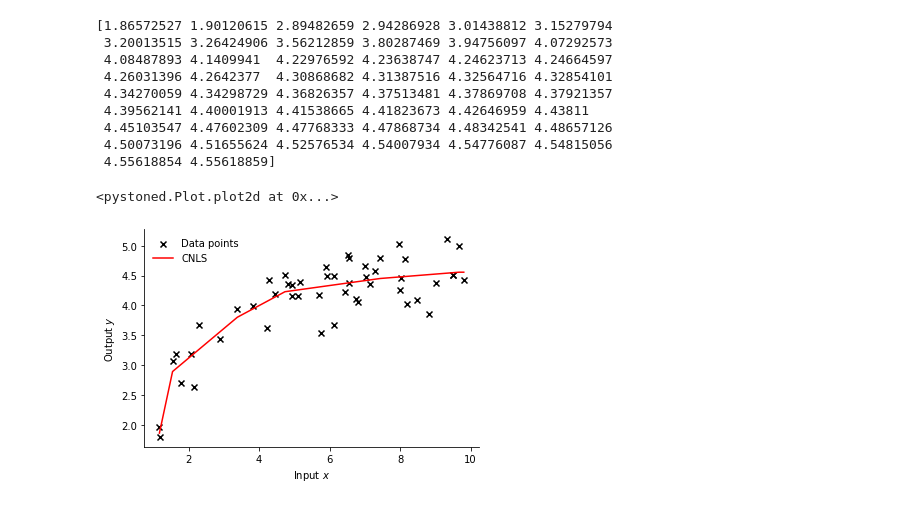
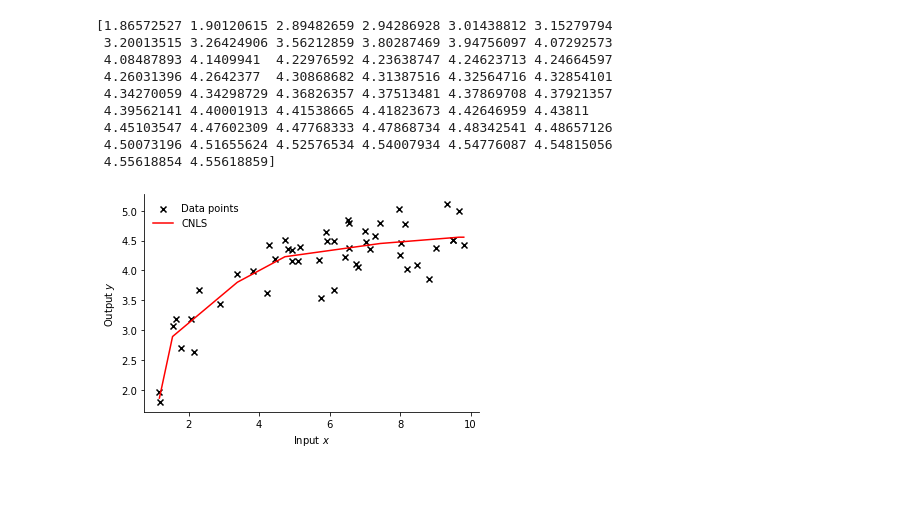
Before and after one commit to ds2010/pyStoNED, a Jupyter notebook: notebooks/Ex1.ipynb, the cells around one changed output. Drawn from its saved outputs; the diff is of its cells as text; code cells hidden in the pictures.

Commit message:
doc(Plot): add plotting examples

```diff
--- a/notebooks/Ex1.ipynb
+++ b/notebooks/Ex1.ipynb
@@ -112,10 +94,8 @@ print(model.get_frontier())
  4.45103547 4.47602309 4.47768333 4.47868734 4.48342541 4.48657126
  4.50073196 4.51655624 4.52576534 4.54007934 4.54776087 4.54815056
  4.55618854 4.55618859]
-# %%
-# plot CNLS frontier
-yhat=model.get_frontier()
-Plot.plot2d(x, y, yhat, label_name='CNLS', fig_name='CNLS_frontier')
-# %% [output]
-<pystoned.Plot.plot2d at 0x...>
-[figure, removed]
+# %%
+# Plot the CNLS estimated function
+plot2d(model, x_select=0, label_name="CNLS")
+# %% [output]
+[figure, added]
```
Also changed, not shown: parts of 2 cells of this notebook, 6 other files.
